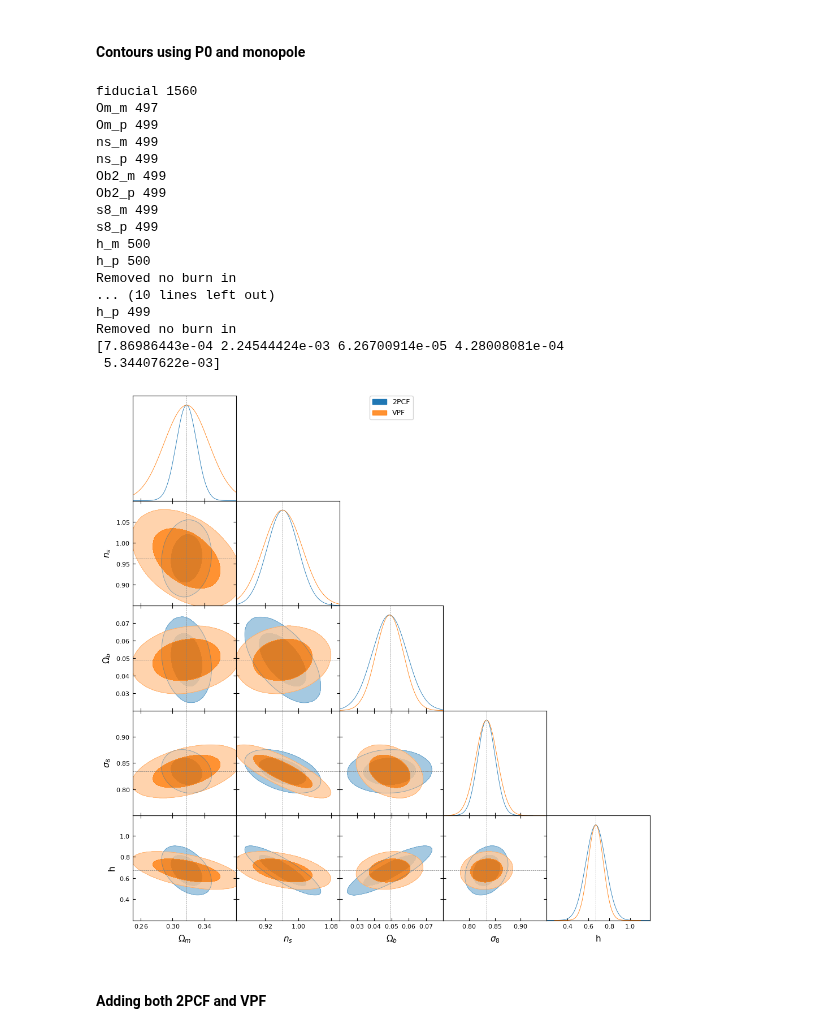
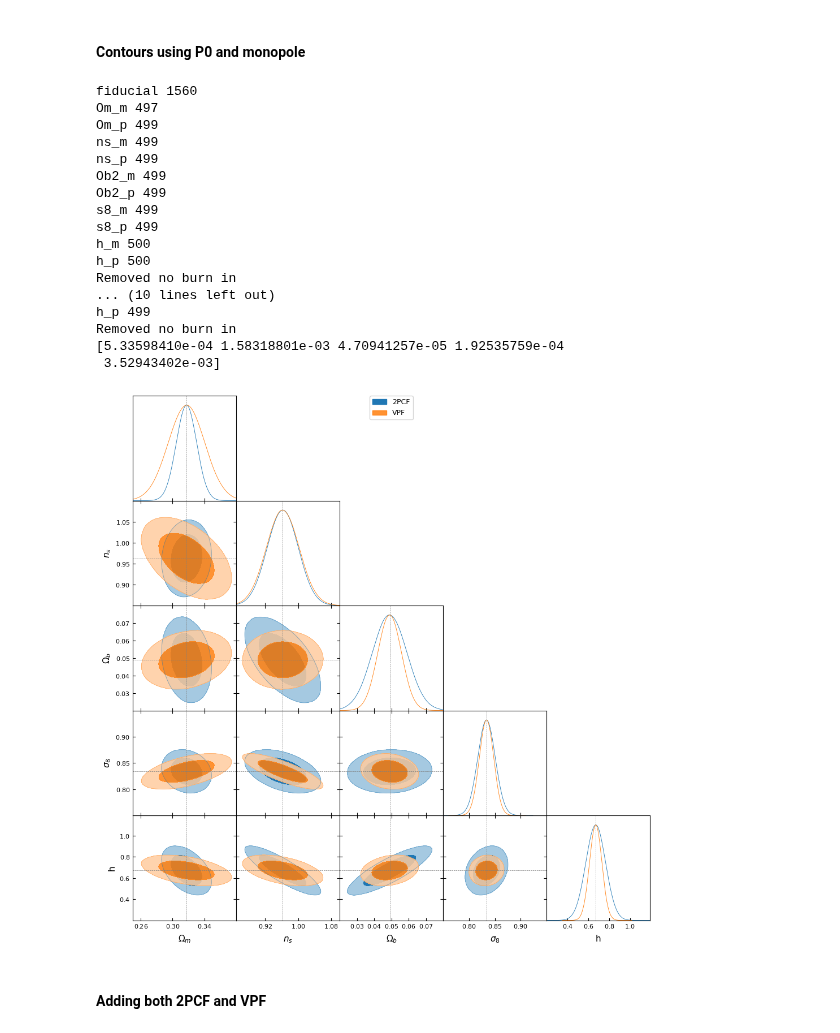
Before and after one commit to FedeDavilaKurban/VPF_Quijote, a Jupyter notebook: fisherMatrixComputation.ipynb, the cells around one changed output. Drawn from its saved outputs; the diff is of its cells as text; code cells hidden in the pictures.

```diff
--- a/fisherMatrixComputation.ipynb
+++ b/fisherMatrixComputation.ipynb
@@ -1641,7 +1641,7 @@ def get_MeanCovCorrM_vpf(cosm):
         #chis.append( data['chi'] )
         #nxis.append( data['N_mean']*data['xi'] )
         #chi_stds.append( data['chi_std'] )
-        p0.append( np.concatenate((data['P0'],data['N_mean']*data['xi']),axis=None) )
+        p0.append( np.concatenate((data['P0'],data['N_mean'],data['xi']),axis=None) )
         #p0.append( data['P0'] )
 
     p0_array = np.array(p0)
@@ -1788,36 +1788,36 @@ g = plots.get_subplot_plotter()
 
 
 
 method_labels = ['2PCF','VPF']
 # Plot the triangle plot
 g.triangle_plot([mcs_2pcf,mcs_vpf], filled=True, legend_labels=method_labels,
                 param_limits=param_limits, contour_colors=colors)
 g.add_param_markers({'Om':cp.cosm_param['Om']['fid'],'h':cp.cosm_param['h']['fid'],\
                      'ns':cp.cosm_param['ns']['fid'],'Ob2':cp.cosm_param['Ob2']['fid'],\
                     's8':cp.cosm_param['s8']['fid']})
 
 print(mcs_vpf.getVars())
 # Show the plot
 plt.show()
 # %% [output]
 fiducial 1560
 Om_m 497
 Om_p 499
 ns_m 499
 ns_p 499
 Ob2_m 499
 Ob2_p 499
 s8_m 499
 s8_p 499
 h_m 500
 h_p 500
 Removed no burn in
 ... (10 lines left out)
 h_p 499
 Removed no burn in
-[7.86986443e-04 2.24544424e-03 6.26700914e-05 4.28008081e-04
- 5.34407622e-03]
+[5.33598410e-04 1.58318801e-03 4.70941257e-05 1.92535759e-04
+ 3.52943402e-03]
-[figure, old version]
+[figure, new version]
 # %% [markdown]
 #### Adding both 2PCF and VPF
 # %%
```
Also changed, not shown: 2 other files.
